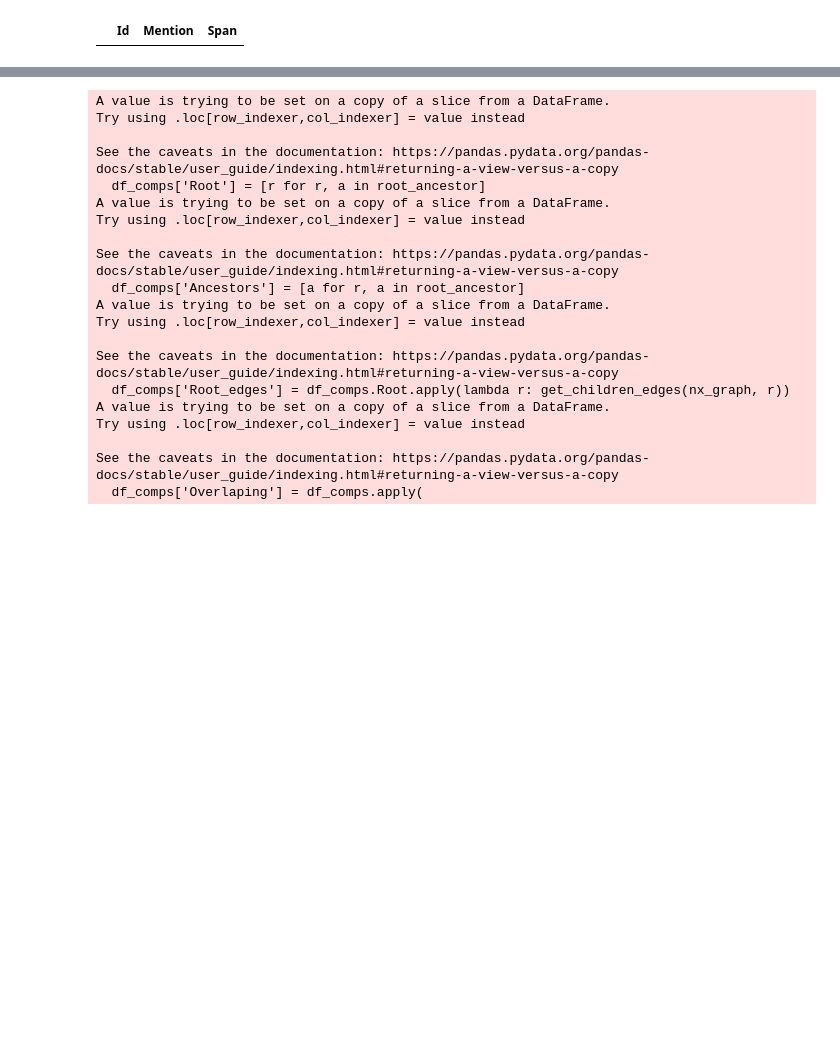
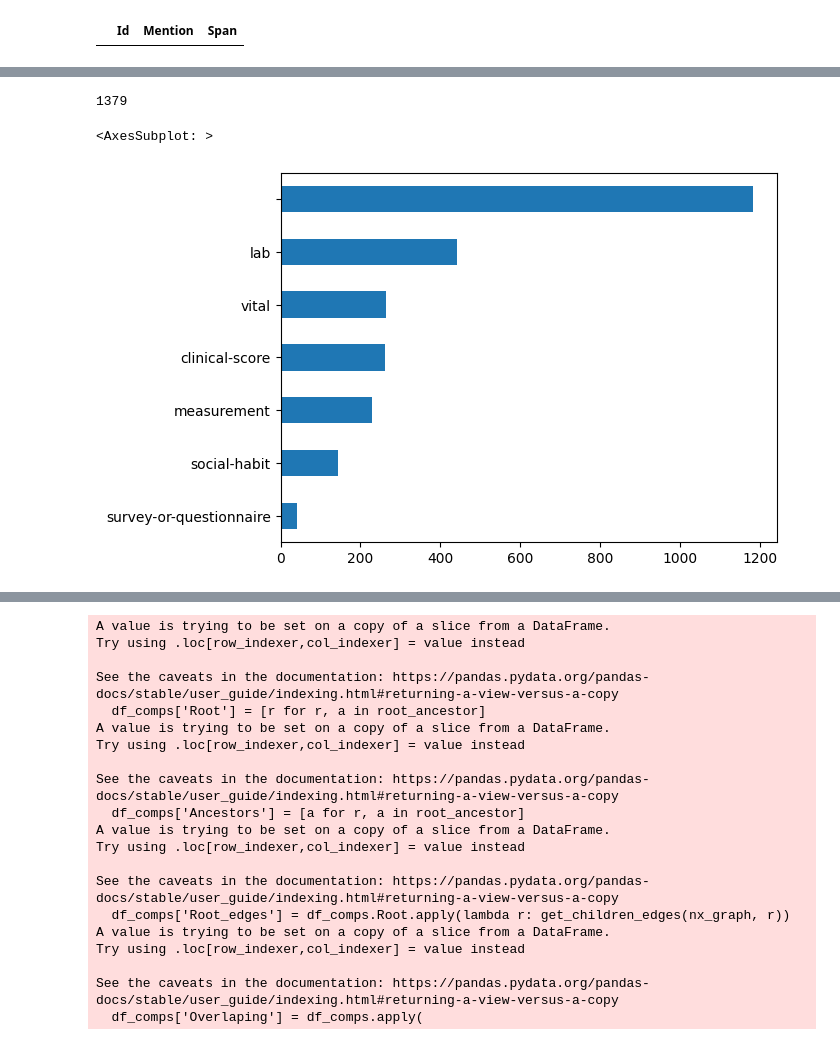
Before and after one commit to JBAujogue/BERT-playground, a Jupyter notebook: datasets/Dataset processing - LCT.ipynb, the cells around one changed output, grey strips where cells are left out. Cells and saved outputs as stored; diff of their text form; code cells hidden in the pictures; blank space fills up the shorter version.

```diff
--- a/datasets/Dataset processing - LCT.ipynb
+++ b/datasets/Dataset processing - LCT.ipynb
@@ -383,0 +440,3 @@ df_check[df_check.Mention != df_check.Span]
+# %%
+df_obs = df_ents[df_ents.Category == 'Observation'].copy()
+df_obs.shape
@@ -383,0 +454,9 @@ df_check[df_check.Mention != df_check.Span]
+# %%
+len(df_obs[df_obs.Type != ''])
+# %% [output]
+1379
+# %%
+df_obs.Type.value_counts().sort_values().plot(kind = 'barh')
+# %% [output]
+<AxesSubplot: >
+[figure, added]
```
Also changed, not shown: parts of 39 cells of this notebook, 1 other file.
